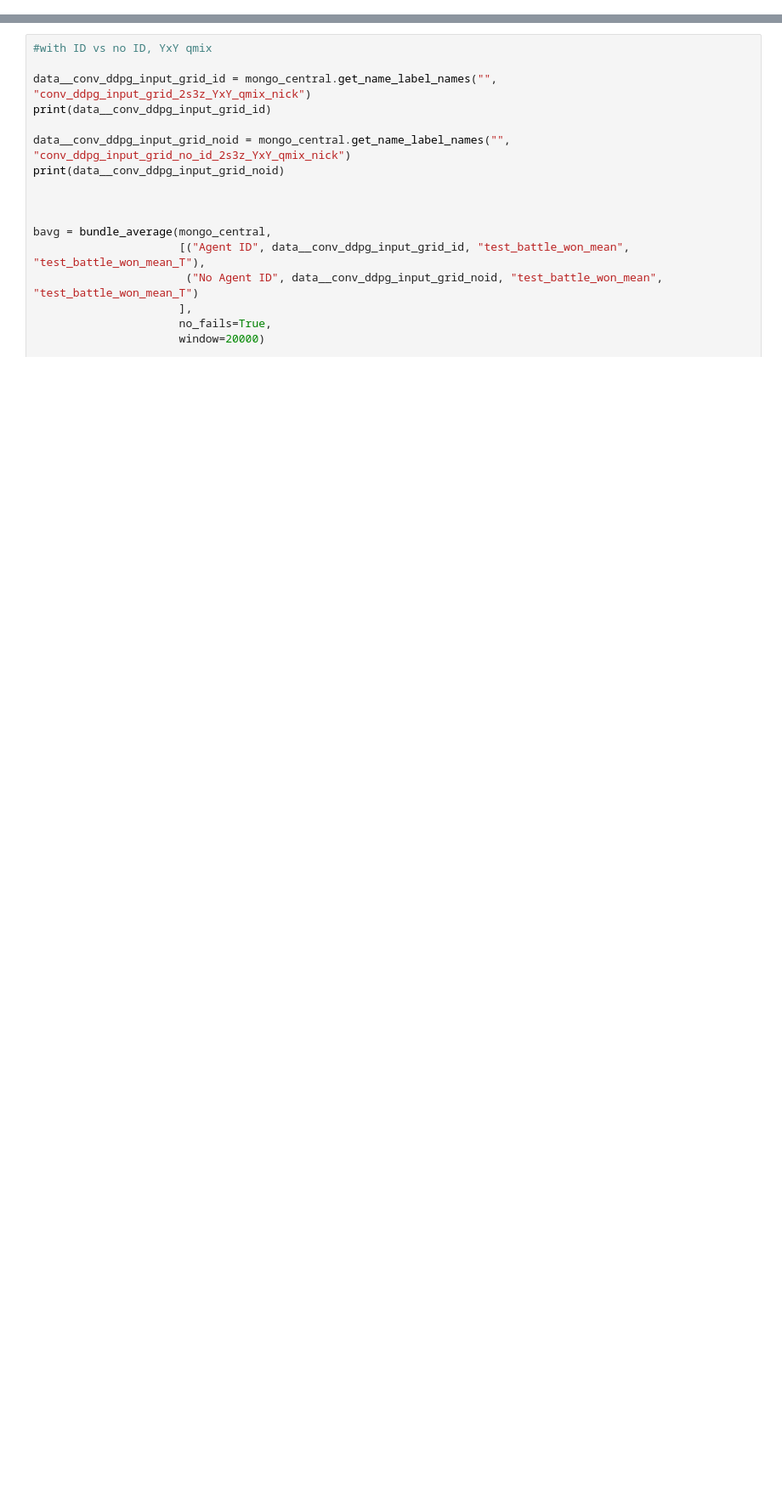
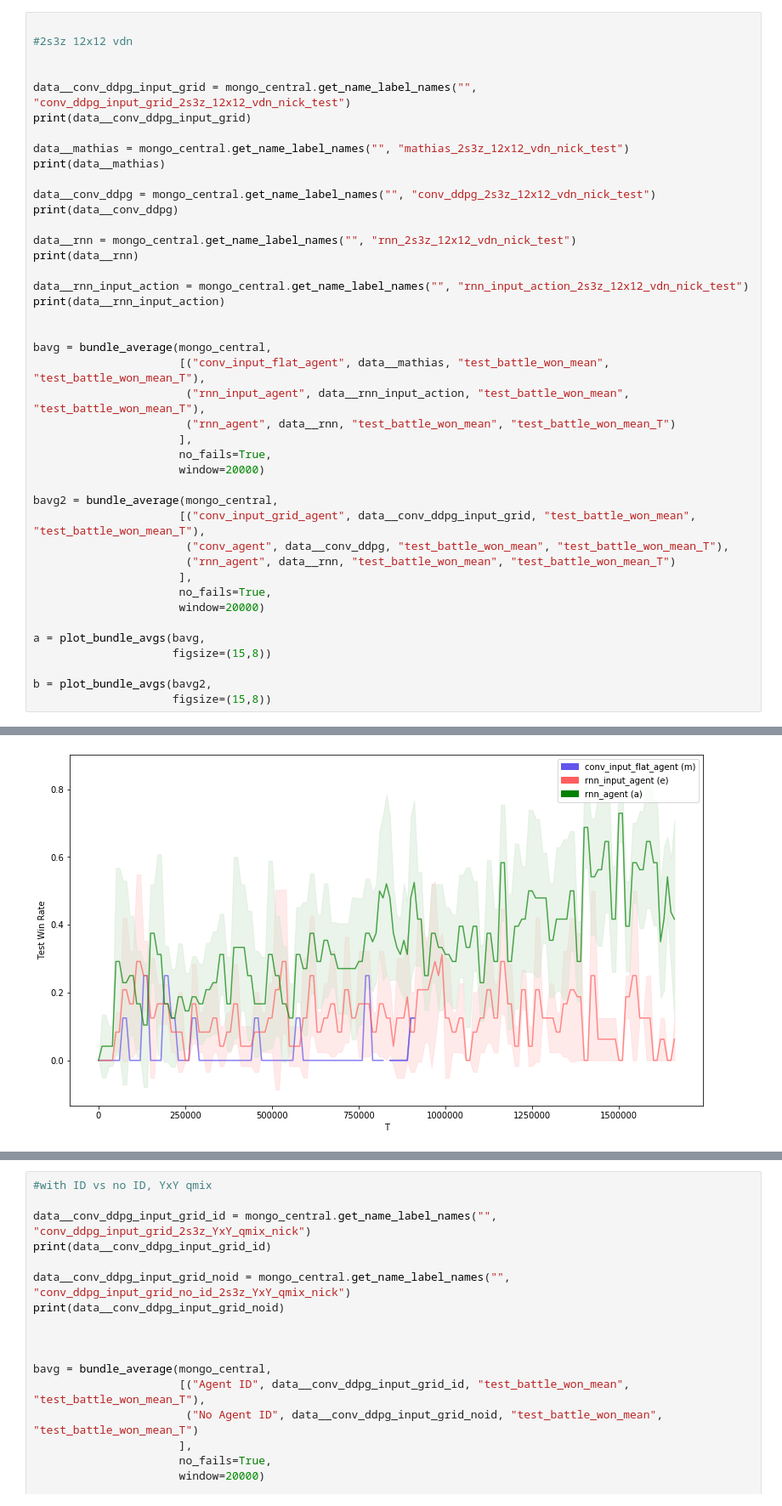
Before and after one commit to nicholasburden/pymarl, a Jupyter notebook: analysis/analysis.ipynb, the cells around one changed output, grey strips where cells are left out. Shown at 85% size. Drawn from its saved outputs; the diff is of its cells as text; blank space fills up the shorter version.

```diff
--- a/analysis/analysis.ipynb
+++ b/analysis/analysis.ipynb
@@ -57,0 +69,43 @@ Done Loading...
+# %%
+
+#2s3z 12x12 vdn
+
+
+data__conv_ddpg_input_grid = mongo_central.get_name_label_names("", "conv_ddpg_input_grid_2s3z_12x12_vdn_nick_test")
+print(data__conv_ddpg_input_grid)
+
+data__mathias = mongo_central.get_name_label_names("", "mathias_2s3z_12x12_vdn_nick_test")
+print(data__mathias)
+
+data__conv_ddpg = mongo_central.get_name_label_names("", "conv_ddpg_2s3z_12x12_vdn_nick_test")
+print(data__conv_ddpg)
+
+data__rnn = mongo_central.get_name_label_names("", "rnn_2s3z_12x12_vdn_nick_test")
+print(data__rnn)
+
+data__rnn_input_action = mongo_central.get_name_label_names("", "rnn_input_action_2s3z_12x12_vdn_nick_test")
+print(data__rnn_input_action)
+
+
+bavg = bundle_average(mongo_central,
+                      [("conv_input_flat_agent", data__mathias, "test_battle_won_mean", "test_battle_won_mean_T"),
+                       ("rnn_input_agent", data__rnn_input_action, "test_battle_won_mean", "test_battle_won_mean_T"),
+                       ("rnn_agent", data__rnn, "test_battle_won_mean", "test_battle_won_mean_T")
+                      ],
+                      no_fails=True,
+                      window=20000)
+
+bavg2 = bundle_average(mongo_central,
+                      [("conv_input_grid_agent", data__conv_ddpg_input_grid, "test_battle_won_mean", "test_battle_won_mean_T"),
+                       ("conv_agent", data__conv_ddpg, "test_battle_won_mean", "test_battle_won_mean_T"),
+                       ("rnn_agent", data__rnn, "test_battle_won_mean", "test_battle_won_mean_T")
+                      ],
+                      no_fails=True,
+                      window=20000)
+
+a = plot_bundle_avgs(bavg,
+                     figsize=(15,8))
+
+b = plot_bundle_avgs(bavg2,
+                     figsize=(15,8))
+# %% [output]
@@ -57,0 +131 @@ Done Loading...
+[figure, added]
```
Also changed, not shown: parts of 7 cells of this notebook, 1 other file.
